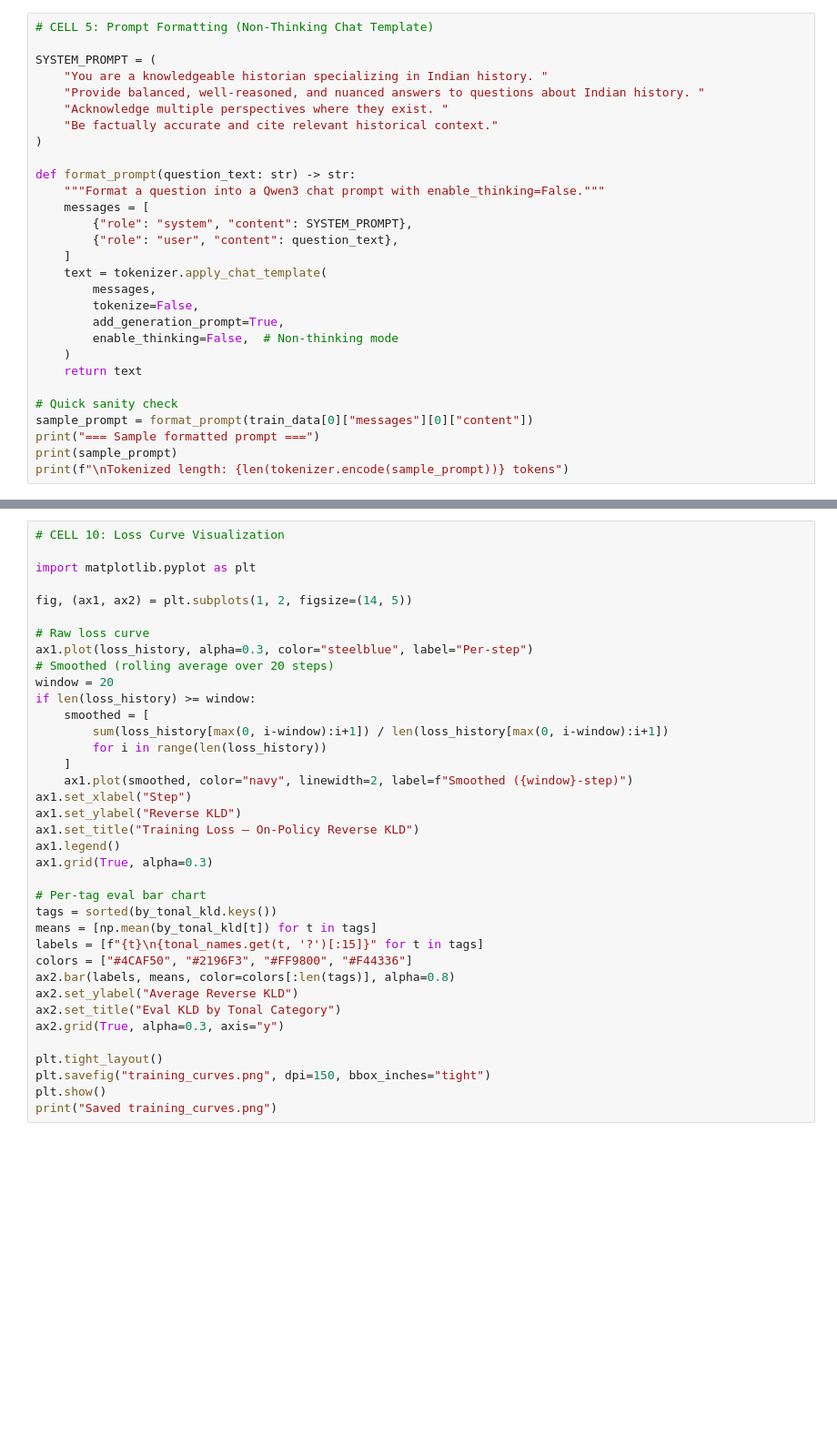
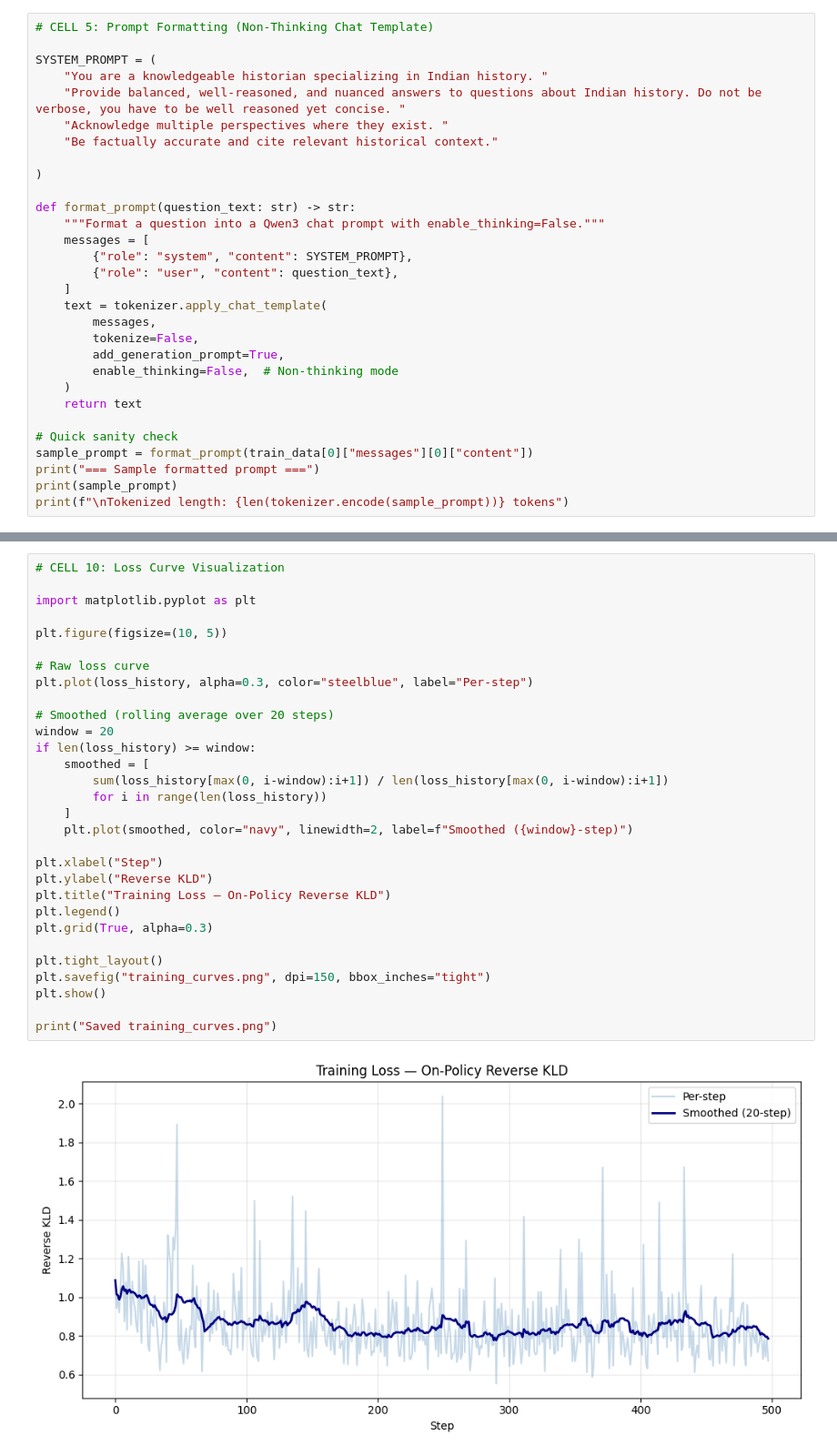
Before and after one commit to ruhzi/Small-Language-Model-for-Indian-History-domain-expertise, a Jupyter notebook: slm (1).ipynb, the cells around one changed output, grey strips where cells are left out. Shown at 91% size. Saved outputs shown, nothing was run; the diff lists cells and outputs as text; blank space fills up the shorter version.

Commit message:
feat: expand notebook with additional distillation cells and training logic

```diff
--- a/slm (1).ipynb
+++ b/slm (1).ipynb
@@ -159,9 +201,10 @@ print(f"VRAM used: {torch.cuda.memory_allocated() / 1024**3:.1f} GB")
 
 SYSTEM_PROMPT = (
     "You are a knowledgeable historian specializing in Indian history. "
-    "Provide balanced, well-reasoned, and nuanced answers to questions about Indian history. "
+    "Provide balanced, well-reasoned, and nuanced answers to questions about Indian history. Do not be verbose, you have to be well reasoned yet concise. "
     "Acknowledge multiple perspectives where they exist. "
     "Be factually accurate and cite relevant historical context."
+
 )
 
 def format_prompt(question_text: str) -> str:
@@ -613,37 +644,32 @@ print(f"Training metadata saved to {SAVE_DIR}/training_metadata.json")
 # %%
 # CELL 10: Loss Curve Visualization
 
 import matplotlib.pyplot as plt
 
-fig, (ax1, ax2) = plt.subplots(1, 2, figsize=(14, 5))
+plt.figure(figsize=(10, 5))
 
 # Raw loss curve
-ax1.plot(loss_history, alpha=0.3, color="steelblue", label="Per-step")
+plt.plot(loss_history, alpha=0.3, color="steelblue", label="Per-step")
+
 # Smoothed (rolling average over 20 steps)
 window = 20
 if len(loss_history) >= window:
     smoothed = [
         sum(loss_history[max(0, i-window):i+1]) / len(loss_history[max(0, i-window):i+1])
         for i in range(len(loss_history))
     ]
-    ax1.plot(smoothed, color="navy", linewidth=2, label=f"Smoothed ({window}-step)")
-ax1.set_xlabel("Step")
-ax1.set_ylabel("Reverse KLD")
-ax1.set_title("Training Loss — On-Policy Reverse KLD")
-ax1.legend()
-ax1.grid(True, alpha=0.3)
+    plt.plot(smoothed, color="navy", linewidth=2, label=f"Smoothed ({window}-step)")
 
-# Per-tag eval bar chart
-tags = sorted(by_tonal_kld.keys())
-means = [np.mean(by_tonal_kld[t]) for t in tags]
-labels = [f"{t}\n{tonal_names.get(t, '?')[:15]}" for t in tags]
-colors = ["#4CAF50", "#2196F3", "#FF9800", "#F44336"]
-ax2.bar(labels, means, color=colors[:len(tags)], alpha=0.8)
-ax2.set_ylabel("Average Reverse KLD")
-ax2.set_title("Eval KLD by Tonal Category")
-ax2.grid(True, alpha=0.3, axis="y")
+plt.xlabel("Step")
+plt.ylabel("Reverse KLD")
+plt.title("Training Loss — On-Policy Reverse KLD")
+plt.legend()
+plt.grid(True, alpha=0.3)
 
 plt.tight_layout()
 plt.savefig("training_curves.png", dpi=150, bbox_inches="tight")
 plt.show()
+
 print("Saved training_curves.png")
+# %% [output]
+[figure, added]
```
Also changed, not shown: parts of 16 cells of this notebook.
